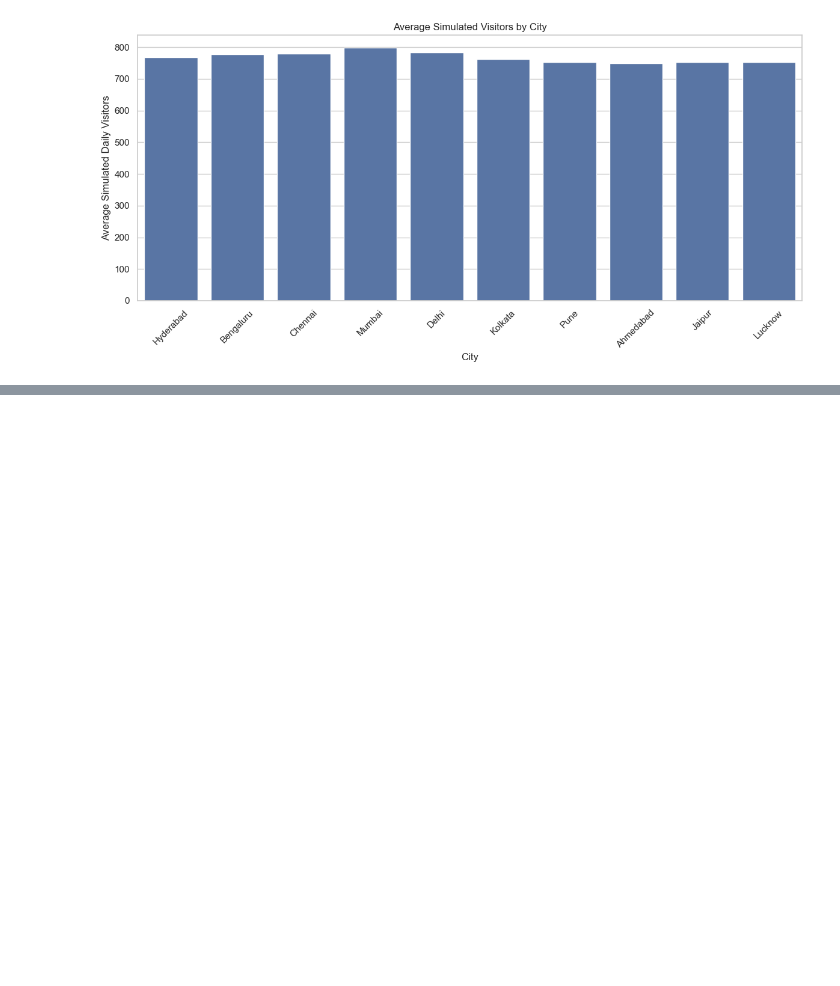
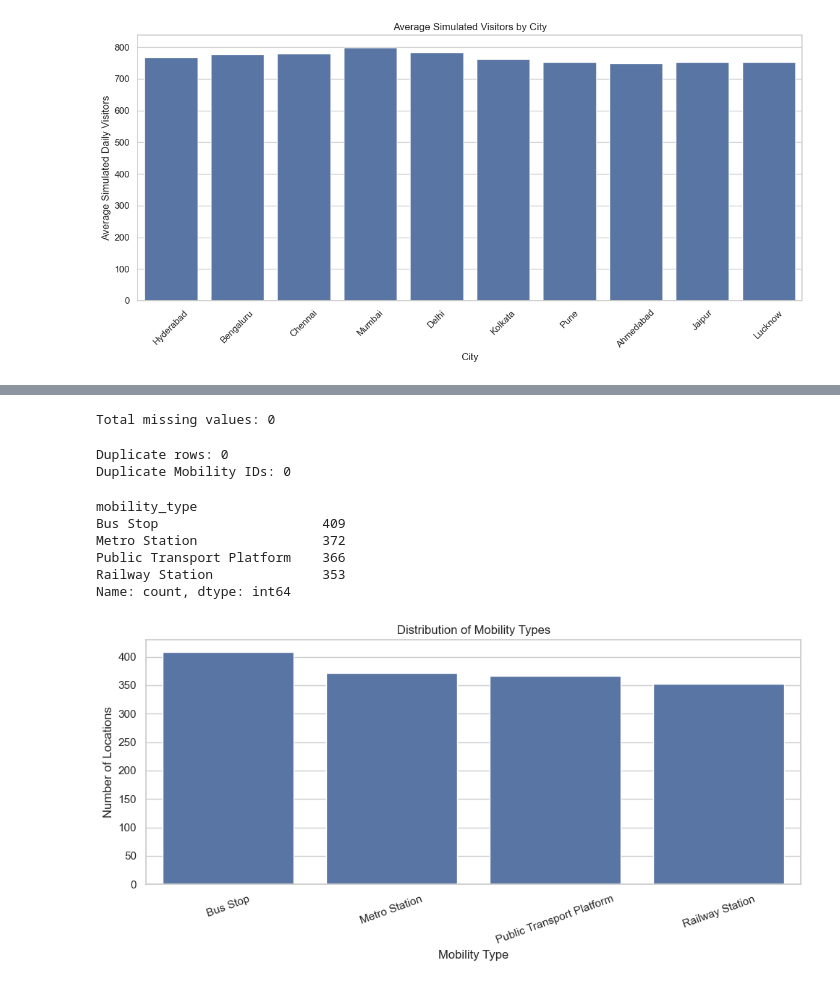
Before and after one commit to aravind541/GeoPulse-Retail-Mobility-Analytics, a Jupyter notebook: GeoPulse_EDA.ipynb, the cells around one changed output, grey strips where cells are left out. Cells and saved outputs as stored; diff of their text form; code cells hidden in the pictures; blank space fills up the shorter version.

Commit message:
Complete mobility dataset EDA and distribution analysis

```diff
--- a/GeoPulse_EDA.ipynb
+++ b/GeoPulse_EDA.ipynb
@@ -316,0 +349,8 @@ plt.show()
+# %%
+mobility_path = project_path / "data" / "raw" / "mobility_all_cities.csv"
+
+mobility_df = pd.read_csv(mobility_path)
+
+print("Dataset Shape:", mobility_df.shape)
+
+mobility_df.head()
@@ -316,0 +411,42 @@ plt.show()
+# %%
+print("Total missing values:", mobility_df.isnull().sum().sum())
+# %% [output]
+Total missing values: 0
+# %%
+print("Duplicate rows:", mobility_df.duplicated().sum())
+
+print(
+    "Duplicate Mobility IDs:",
+    mobility_df["mobility_id"].duplicated().sum()
+)
+# %% [output]
+Duplicate rows: 0
+Duplicate Mobility IDs: 0
+# %%
+mobility_type_counts = mobility_df["mobility_type"].value_counts()
+
+print(mobility_type_counts)
+# %% [output]
+mobility_type
+Bus Stop                     409
+Metro Station                372
+Public Transport Platform    366
+Railway Station              353
+Name: count, dtype: int64
+# %%
+plt.figure(figsize=(10, 5))
+
+sns.countplot(
+    data=mobility_df,
+    x="mobility_type",
+    order=mobility_type_counts.index
+)
+
+plt.title("Distribution of Mobility Types")
+plt.xlabel("Mobility Type")
+plt.ylabel("Number of Locations")
+plt.xticks(rotation=20)
+plt.tight_layout()
+plt.show()
+# %% [output]
+[figure, added]
```
Also changed, not shown: parts of 7 cells of this notebook.
